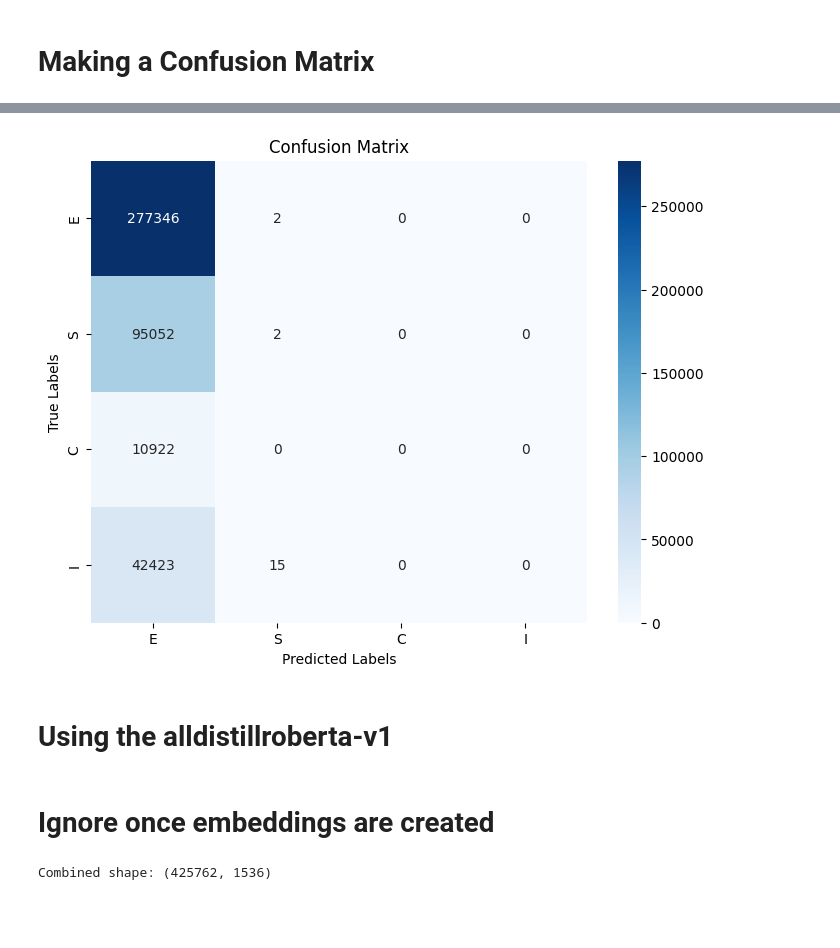
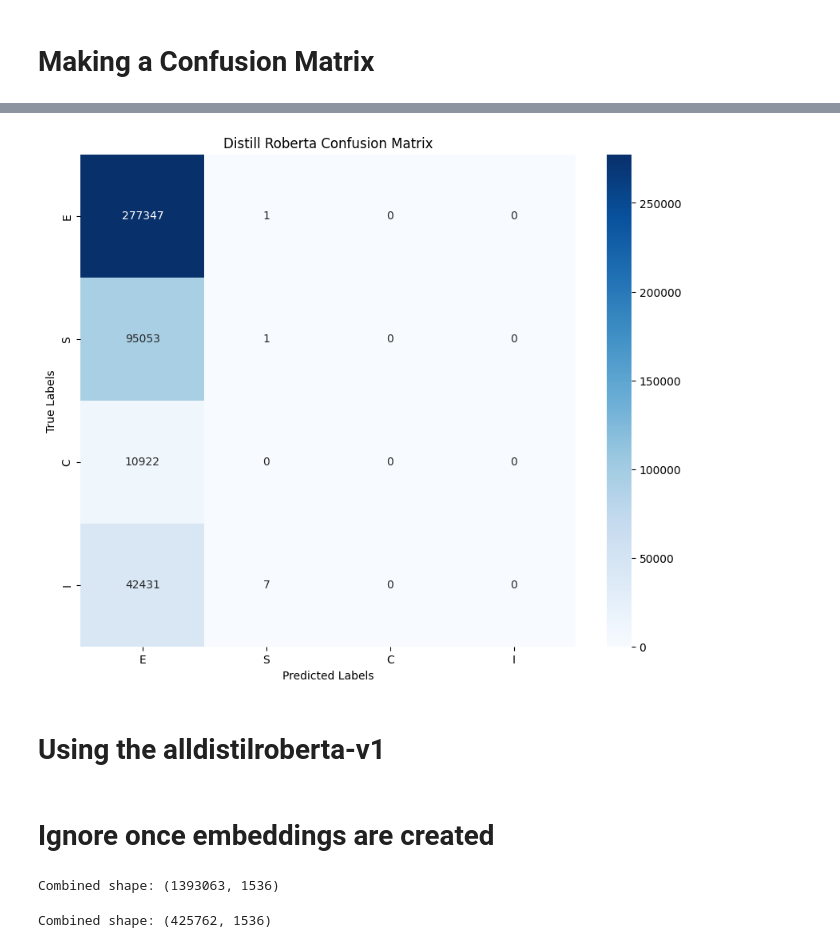
Before and after one commit to sarahlawlis/esci-shopping-queries, a Jupyter notebook: task_1/V1-team-member-2.ipynb, the cells around one changed output, grey strips where cells are left out. Cells and saved outputs as stored; diff of their text form; code cells hidden in the pictures; blank space fills up the shorter version.

Commit message:
Updating to include results using the balanced dataset

```diff
--- a/task_1/V1-team-member-2.ipynb
+++ b/task_1/V1-team-member-2.ipynb
@@ -233,5 +299,5 @@ result_test = result2
 # %%
 # Read in the pre-saved data
 # This will take a little bit
-result_train = pd.read_csv('result_train_distilroberta.csv', index_col=0)
-result_test = pd.read_csv('result_test_distilroberta.csv', index_col=0)
+result_train = pd.read_csv('result_train_distilroberta_nopunct.csv', index_col=0)
+result_test = pd.read_csv('result_test_distilroberta_nopunct.csv', index_col=0)
@@ -593,19 +634,20 @@ print(test_df.head())
 # %%
 # make the confusion matrix
 true_labels = test_df['true_label']
 predicted_labels = test_df['predicted_label']
 
 cm = confusion_matrix(true_labels, predicted_labels)
 
+plt.figure(figsize=(10, 8))
 sns.heatmap(cm, annot=True, fmt='d', cmap='Blues', xticklabels=['E', 'S', 'C', 'I'], yticklabels=['E', 'S', 'C', 'I'])
 plt.xlabel('Predicted Labels')
 plt.ylabel('True Labels')
-plt.title('Confusion Matrix')
+plt.title('Distill Roberta Confusion Matrix')
 plt.show()
 # %% [output]
-[figure, old version]
+[figure, new version]
 # %% [markdown]
-# Using the alldistillroberta-v1
+# Using the alldistilroberta-v1
 # %%
 tokenizer = AutoTokenizer.from_pretrained('sentence-transformers/all-distilroberta-v1')
 model = AutoModel.from_pretrained('sentence-transformers/all-distilroberta-v1').to(device)
@@ -648,7 +690,9 @@ meta = pd.DataFrame(columns=[f'embedding_{i}' for i in range(2 * 768)], dtype='f
 # Ignore once embeddings are created
 # %%
 # Computing the Embeddings for Train Data
-# result = task_2_train.map_partitions(process_partition, meta=meta)
-# result = result.compute()
+result = task_2_train.map_partitions(process_partition, meta=meta)
+result = result.compute()
+# %% [output]
+Combined shape: (1393063, 1536)
 # %%
 # Read it to a CSV
```
Also changed, not shown: parts of 52 cells of this notebook.
